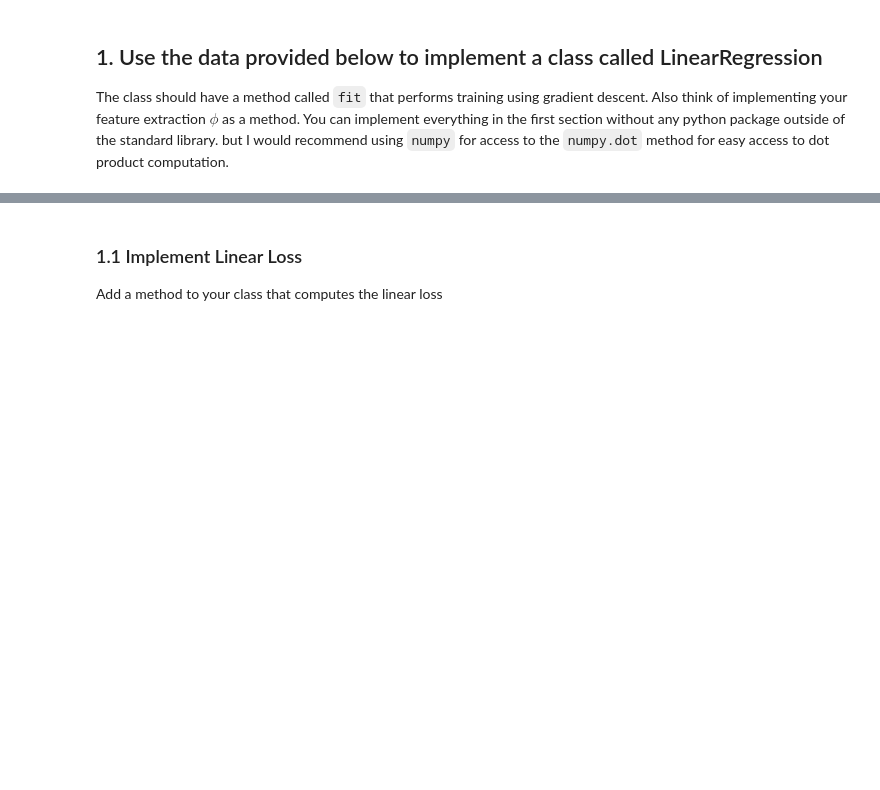
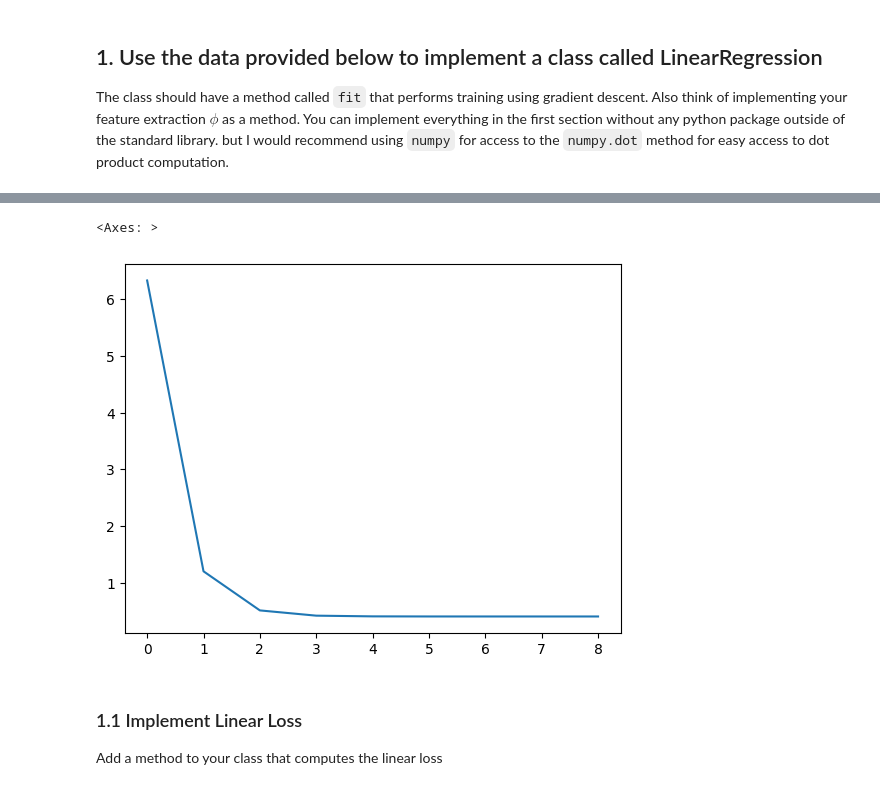
Before and after one commit to IchChefDuNixx/2025SS, a Jupyter notebook: IAI2/Exercises/ex04/lab_02_01_Linear_Regression_task.ipynb, the cells around one changed output, grey strips where cells are left out. Saved outputs shown, nothing was run; the diff lists cells and outputs as text; code cells hidden in the pictures; blank space fills up the shorter version.

```diff
--- a/IAI2/Exercises/ex04/lab_02_01_Linear_Regression_task.ipynb
+++ b/IAI2/Exercises/ex04/lab_02_01_Linear_Regression_task.ipynb
@@ -71,8 +101,13 @@ class LinearRegression:
 # %%
 # TODO this should be working in the end
 reg = LinearRegression()
 data = np.array([[1, 1], [2, 3], [4, 3]])
-reg.fit(data, 1, lr=0.1)
+reg.fit(data, 9, lr=0.1)
+
+sb.lineplot(reg.loss_collector)
+# %% [output]
+<Axes: >
+[figure, added]
 # %% [markdown]
  ### 1.1 Implement Linear Loss
  Add a method to your class that computes the linear loss
```
Also changed, not shown: parts of 2 cells of this notebook.
